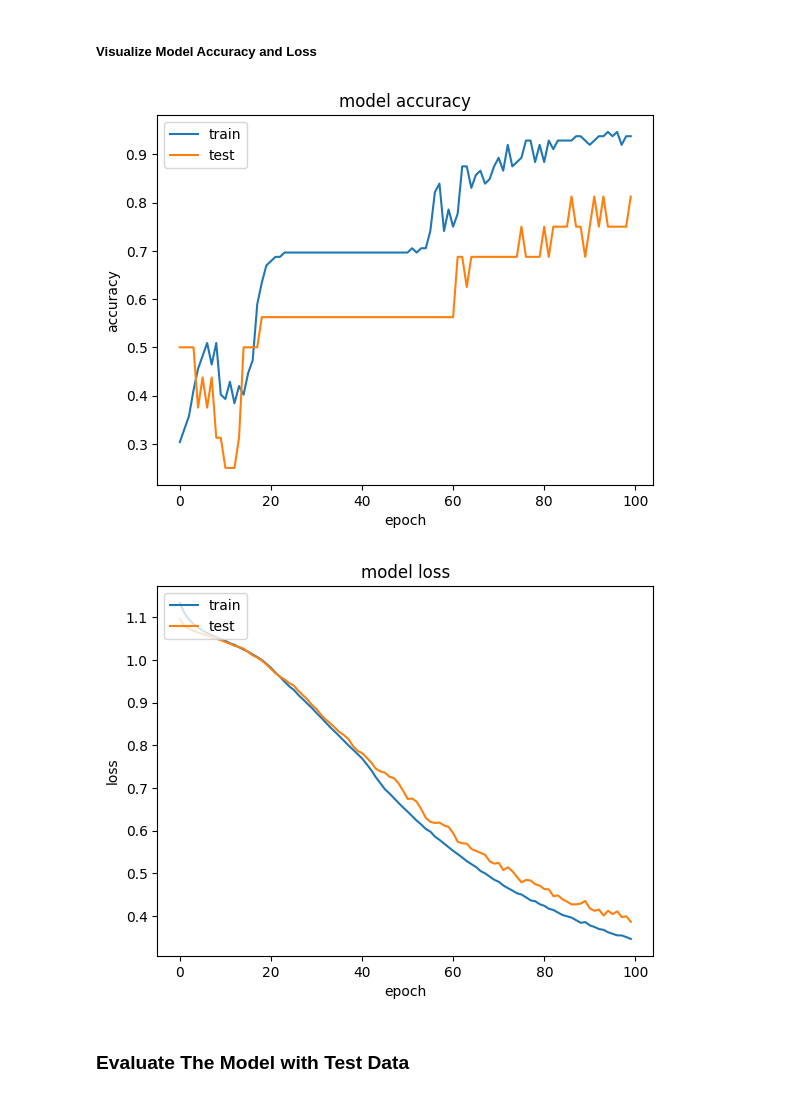
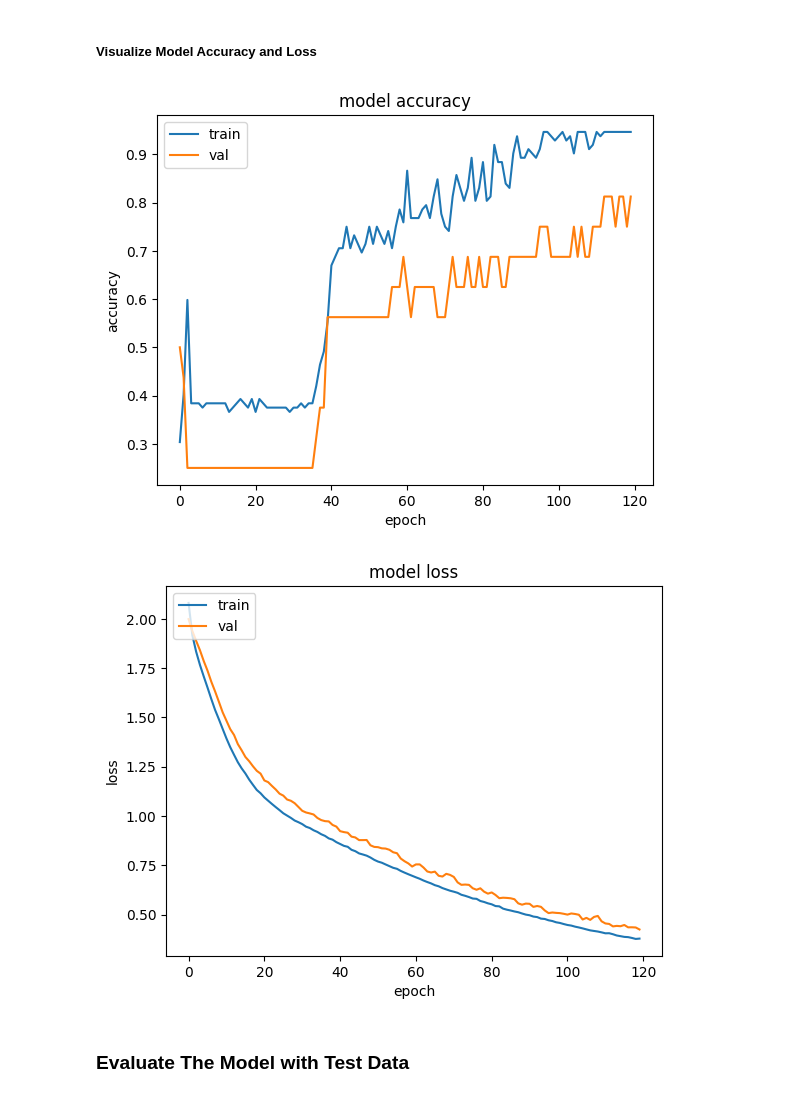
Before and after one commit to fawwazmts/ml-tf-iris-dataset, a Jupyter notebook: ml_model_iris_tf_dataset_sklearn.ipynb, the cells around one changed output. Saved outputs shown, nothing was run; the diff lists cells and outputs as text; code cells hidden in the pictures.

```diff
--- a/ml_model_iris_tf_dataset_sklearn.ipynb
+++ b/ml_model_iris_tf_dataset_sklearn.ipynb
@@ -254,8 +254,7 @@ x
 # %%
 model = tf.keras.Sequential([
     tf.keras.layers.Normalization(),
-    tf.keras.layers.Dense(6, activation='relu'),
-    tf.keras.layers.Dense(8, activation='relu'),
+    tf.keras.layers.Dense(12, activation='relu'),
     tf.keras.layers.Dense(3, activation='softmax')
   ])
 # %% [markdown]
@@ -269,5 +268,5 @@ model.compile(
 # %% [markdown]
 ### Train The Model
 # %%
-history = model.fit(x_train, y_train, epochs=100, validation_data=(x_validation, y_validation))
+history = model.fit(x_train, y_train, epochs=120, validation_data=(x_validation, y_validation))
 # %% [output]
@@ -292,25 +291,27 @@ Epoch 100/100
 ##### Visualize Model Accuracy and Loss
 # %%
 # list all data in history
+
 # summarize history for accuracy
 plt.plot(history.history['accuracy'])
 plt.plot(history.history['val_accuracy'])
 plt.title('model accuracy')
 plt.ylabel('accuracy')
 plt.xlabel('epoch')
-plt.legend(['train', 'test'], loc='upper left')
+plt.legend(['train', 'val'], loc='upper left')
 plt.show()
+
 # summarize history for loss
 plt.plot(history.history['loss'])
 plt.plot(history.history['val_loss'])
 plt.title('model loss')
 plt.ylabel('loss')
 plt.xlabel('epoch')
-plt.legend(['train', 'test'], loc='upper left')
+plt.legend(['train', 'val'], loc='upper left')
 plt.show()
 # %% [output]
-[figure, old version]
+[figure, new version]
-[figure, old version]
+[figure, new version]
 # %% [markdown]
 ### Evaluate The Model with Test Data
 # %%
```
Also changed, not shown: parts of 18 cells of this notebook.
